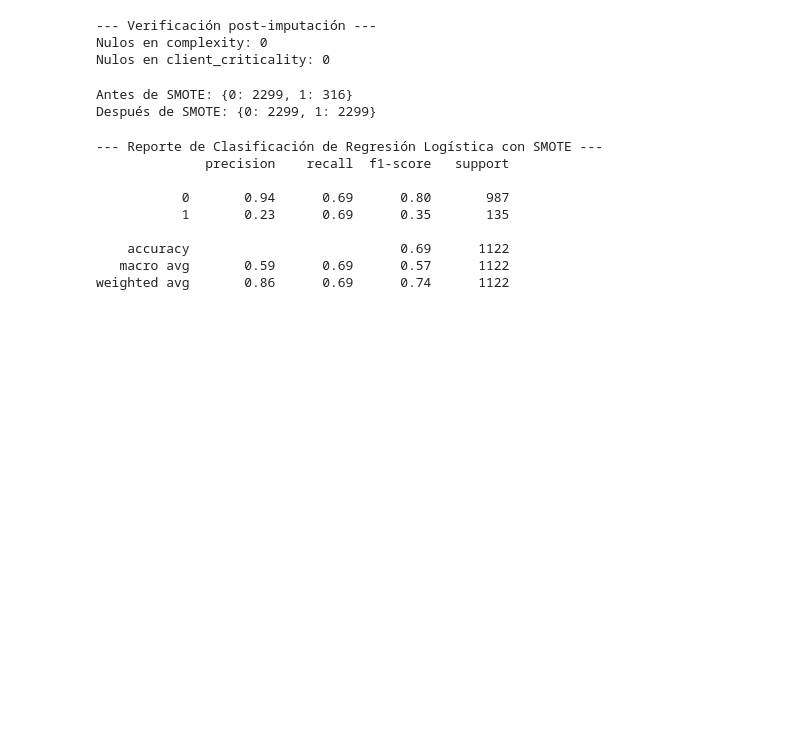
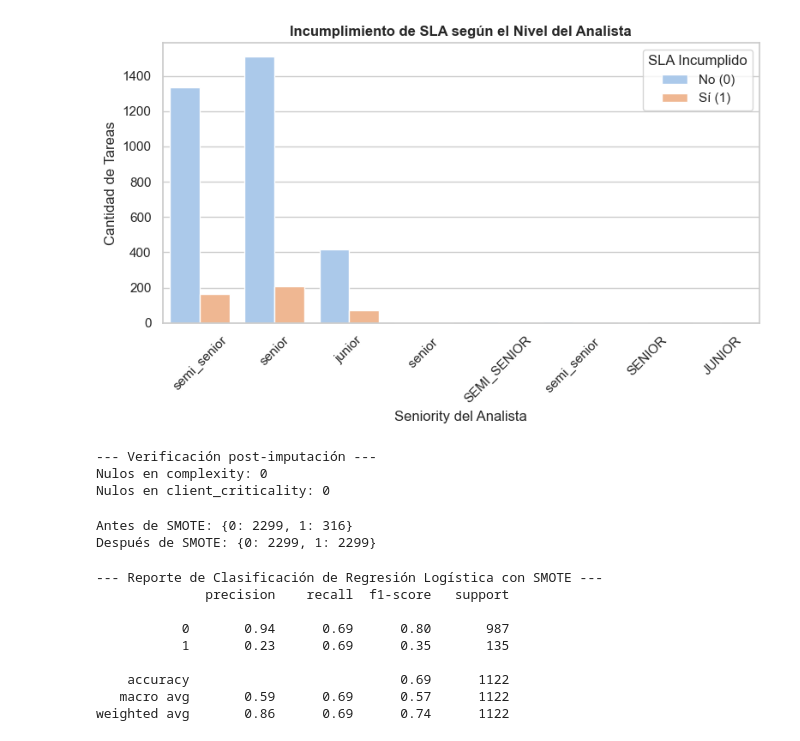
Before and after one commit to jeannanjari46/trabajo_publico, a Jupyter notebook: challenge/Parte1.ipynb, the cells around one changed output. Cells and saved outputs as stored; diff of their text form; code cells hidden in the pictures; blank space fills up the shorter version.

```diff
--- a/challenge/Parte1.ipynb
+++ b/challenge/Parte1.ipynb
@@ -95,3 +146,16 @@ Name: proportion, dtype: float64
+# %%
+# --- Gráfico 3: Impacto del Seniority en el SLA ---
+plt.figure(figsize=(8, 5))
+sns.countplot(data=df_limpio, x='analyst_seniority', hue='sla_breached', palette='pastel')
+plt.title('Incumplimiento de SLA según el Nivel del Analista', fontsize=12, fontweight='bold')
+plt.xlabel('Seniority del Analista')
+plt.ylabel('Cantidad de Tareas')
+plt.legend(title='SLA Incumplido', labels=['No (0)', 'Sí (1)'])
+plt.xticks(rotation=45) # Rotar los nombres por si son largos
+plt.tight_layout()
+plt.show()
+# %% [output]
+[figure, added]
 # %%
 # Imputación de valores Nulos (NaN) con la moda
 # Pandas devuelve una Serie al calcular la moda, por lo que usamos [0] para extraer el valor en sí.
```
Also changed, not shown: parts of 6 cells of this notebook.
